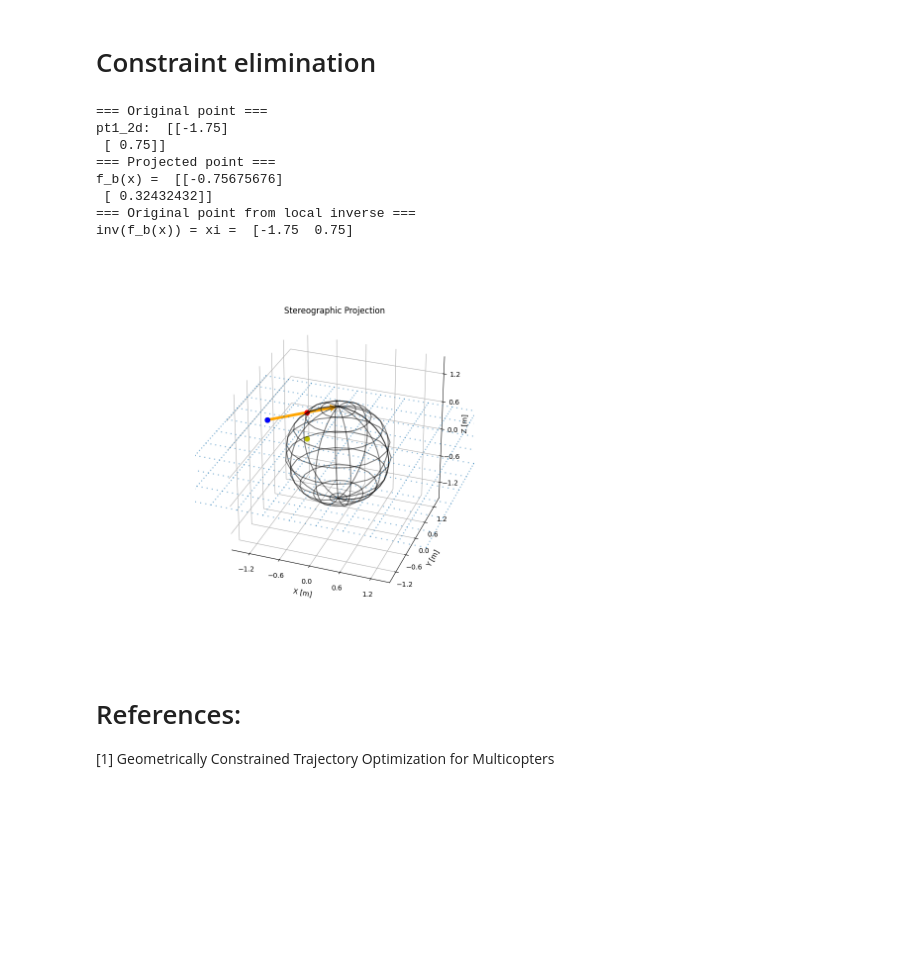
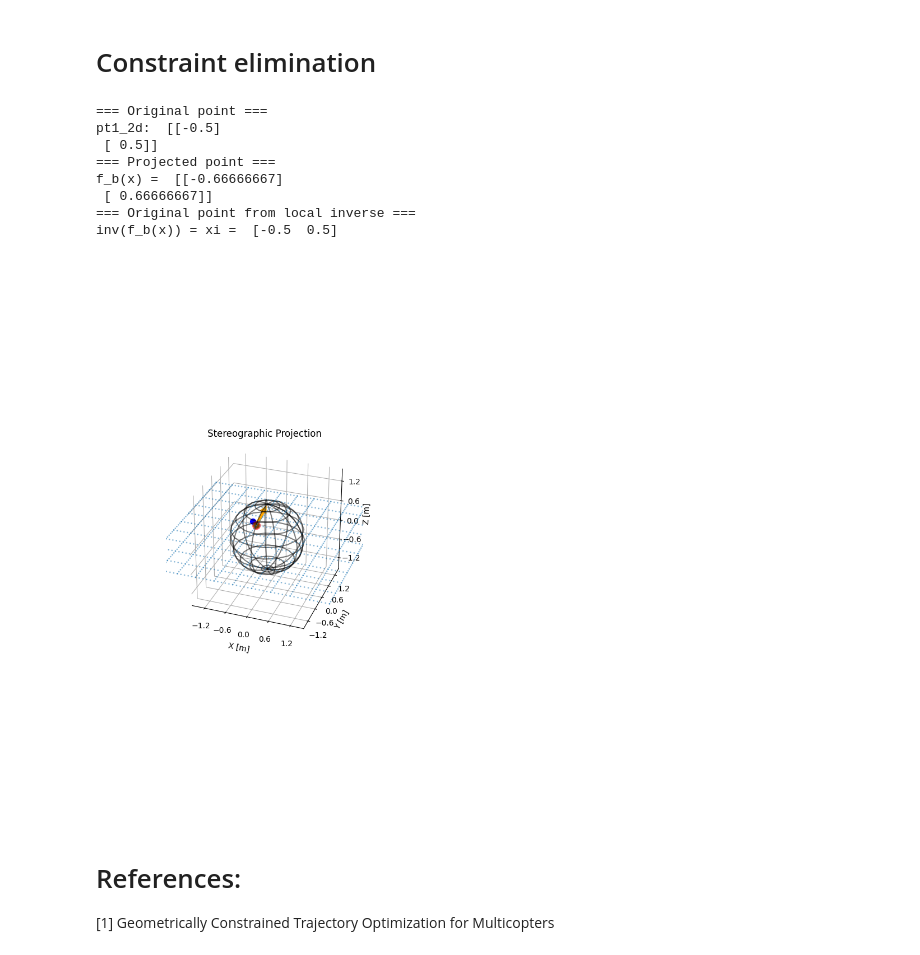
Before and after one commit to Temasek-Dynamics/gestelt, a Jupyter notebook: docs/minco.ipynb, the cells around one changed output. Cells and saved outputs as stored; diff of their text form; code cells hidden in the pictures; blank space fills up the shorter version.

```diff
--- a/docs/minco.ipynb
+++ b/docs/minco.ipynb
@@ -175,9 +175,6 @@ Then:
 import numpy as np
 from math import factorial
 import matplotlib.pyplot as plt
-from pytransform3d import rotations as pr
-from pytransform3d import transformations as pt
-from pytransform3d.transform_manager import TransformManager
 from pytransform3d.plot_utils import plot_sphere, make_3d_axis, plot_vector
 from pytransform3d.camera import make_world_grid
 
@@ -225,7 +222,7 @@ def f_B(x, radius, center):
         x (_type_): _description_
         center (_type_): center of sphere
     """
-    return center + (2 * radius * x) / (x.transpose().dot(x) + 1.0)
+    return center + (2 * radius * x) / (np.dot(x.transpose(),x) + 1.0)
 
 def inverse_f_B(q_i, o_i, r_i):
     """Local inverse of f_B(x)
@@ -239,19 +236,23 @@ def inverse_f_B(q_i, o_i, r_i):
     o_i_ = o_i.flatten()
     v_i = q_i_ - o_i_
 
-    a = r_i + np.sqrt(r_i**2 - np.dot(v_i, v_i) )  # Works for points both inside nad outside the circle
-    # a = r_i - np.sqrt(r_i**2 - np.dot(v_i, v_i) )  # Works only for points inside the circle
-
     b = np.dot(v_i, v_i)
 
-    xi_i = ( a  ) * (v_i / b)
+    a = r_i - np.sqrt(r_i**2 - b)  # Works only for points inside the circle
+
+    # if b < r_i*r_i: #If point q_i inside the sphere
+    #     a = r_i - np.sqrt(r_i**2 - b)  # Works only for oriignal xi inside the circle
+    # else:
+    #     a = r_i + np.sqrt(r_i**2 - b)  # Works for origina xi outside the circle
+
+    xi_i = ( a ) * (v_i / b)
     return xi_i
 
 def plot3DPoint(ax, pt, color):
     ax.scatter(pt[0], pt[1], pt[2], s=50, c=color, alpha=1.0)
 
-def plot2DPoint(ax, pt, color):
-    ax.scatter(pt[0], pt[1], 0.0, s=50, c=color, alpha=1.0)
+def plot2DPoint(ax, pt, color, s=50, a=1.0):
+    ax.scatter(pt[0], pt[1], 0.0, s=s, c=color, alpha=a)
 
 def plotVector(ax, start, direction):
     plot_vector(
@@ -267,12 +268,12 @@ def plotVector(ax, start, direction):
 # %%
 unit_sphere = UnitSphere()
 
-pt1_2d = np.array([[-1.75],
-                   [0.75]])
+pt1_2d = np.array([[-0.5],
+                   [0.5]])
 pt1_3d = np.vstack((pt1_2d, np.array([0.0])))
 
-pt1_proj = invStereoProj(pt1_2d, 1.0)
-pt1_final = orthoProj(pt1_proj)
+# pt1_proj = invStereoProj(pt1_2d, 1.0)
+# pt1_final = orthoProj(pt1_proj)
 
 pt1_final2 = f_B(pt1_2d, 1.0, np.array([[0.0], [0.0]]))
 xi = inverse_f_B(pt1_final2, np.array([[0.0], [0.0]]), 1.0 )
@@ -293,53 +294,52 @@ plt.close()
 plt.cla()
 plt.clf()
 
-fig = plt.figure(0, figsize=(3, 3))
+fig = plt.figure(0, figsize=(10, 10))
 ax = make_3d_axis(1, 121, unit="m")
 ax.set_title("Stereographic Projection")
 ax.view_init(elev=30, azim=-70)
 
 # Plot sphere
 plot_sphere(ax, p=unit_sphere.center,
             radius=unit_sphere.radius,
             color='k',
             alpha=unit_sphere.alpha,
             wireframe=True)
-# Plot n-dim point
-plot2DPoint(ax, pt1_2d, 'g')
+# Plot original n-dim point (xi)
+plot2DPoint(ax, pt1_2d, 'g', s=50, a=1.0) # Green
 
 # Plot stereographic projected point
-plot3DPoint(ax, pt1_proj, 'r')
+# plot3DPoint(ax, pt1_proj, 'r') # Red
 
-# Plot orthographic projected point
-# plot2DPoint(ax, pt1_final, 'b')
-plot2DPoint(ax, pt1_final2, 'y')
+# Plot orthographic projected point (q)
+plot2DPoint(ax, pt1_final2, 'b') # Blue
 
-plot2DPoint(ax, xi, 'b')
+plot2DPoint(ax, xi, 'r', s=100, a=0.5) # Red
 
 # Plot vector
 dir_vec = np.array([0.0, 0.0, 1.0]) - pt1_3d.transpose()
 plotVector(ax, pt1_3d.transpose().flatten(), dir_vec.transpose().flatten())
 
 ax.set_xlim(-1.5, 1.5)
 ax.set_ylim(-1.5, 1.5)
 ax.set_zlim(-1.5, 1.5)
 
 world_grid = make_world_grid(n_lines=51, n_points_per_line=11, xlim = (-2.5, 2.5), ylim = (-2.5, 2.5),)
 ax.scatter(
     world_grid[:, 0], world_grid[:, 1], world_grid[:, 2], s=1, alpha=0.4)
 ax.scatter(world_grid[-1, 0], world_grid[-1, 1], world_grid[-1, 2], color="r")
 
 plt.show()
 # %% [output]
 === Original point ===
-pt1_2d:  [[-1.75]
- [ 0.75]]
+pt1_2d:  [[-0.5]
+ [ 0.5]]
 === Projected point ===
-f_b(x) =  [[-0.75675676]
- [ 0.32432432]]
+f_b(x) =  [[-0.66666667]
+ [ 0.66666667]]
 === Original point from local inverse ===
-inv(f_b(x)) = xi =  [-1.75  0.75]
+inv(f_b(x)) = xi =  [-0.5  0.5]
-[figure, old version]
+[figure, new version]
 # %% [markdown]
 # References:
 [1] Geometrically Constrained Trajectory Optimization for Multicopters
```
Also changed, not shown: 17 other files.
